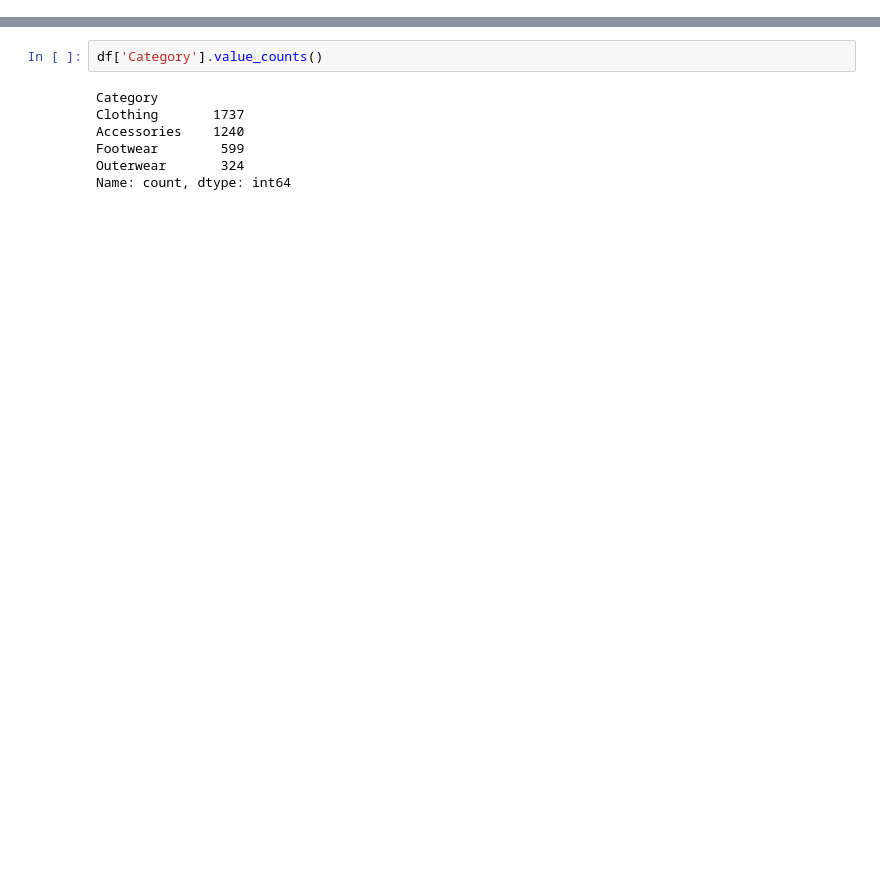
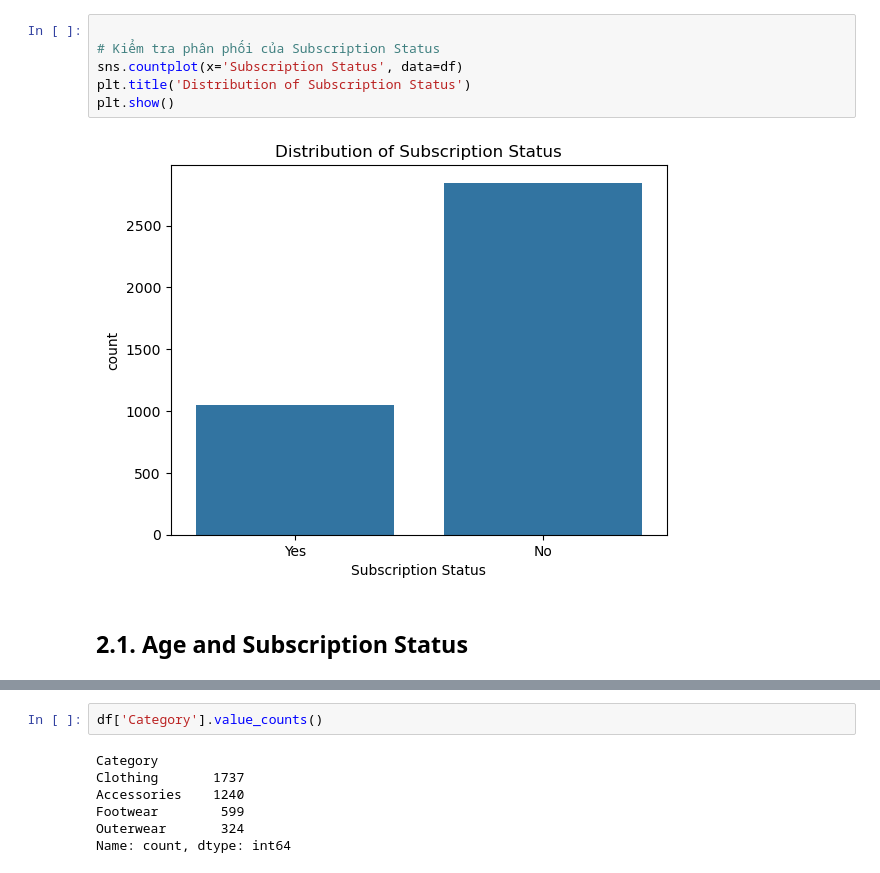
Before and after one commit to hailhp/DEANCNTT, a Jupyter notebook: analyst.ipynb, the cells around one changed output, grey strips where cells are left out. Saved outputs shown, nothing was run; the diff lists cells and outputs as text; blank space fills up the shorter version.

```diff
--- a/2.ipynb
+++ b/analyst.ipynb
@@ -21,0 +71,10 @@ df.head(7)
+# %%
+
+# Kiểm tra phân phối của Subscription Status
+sns.countplot(x='Subscription Status', data=df)
+plt.title('Distribution of Subscription Status')
+plt.show()
+# %% [output]
+[figure, added]
+# %% [markdown]
+## 2.1. Age and Subscription Status
```
Also changed, not shown: parts of 31 cells of this notebook, 2 other files.
